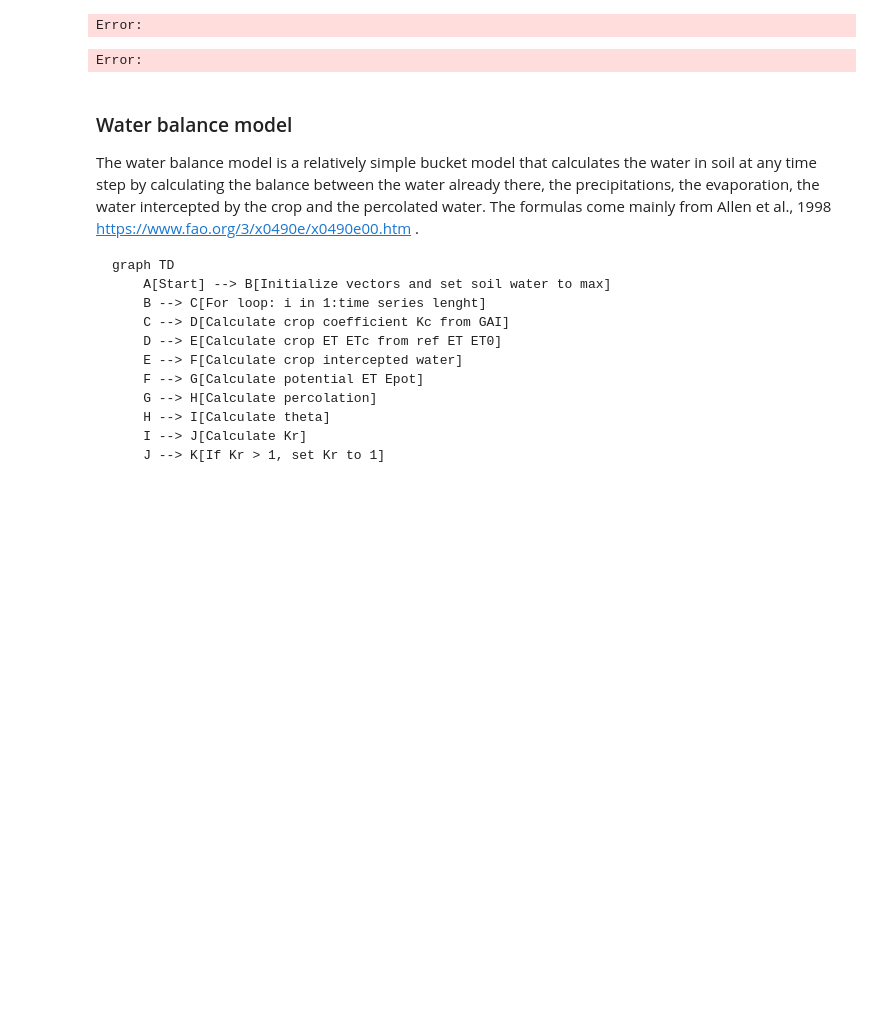
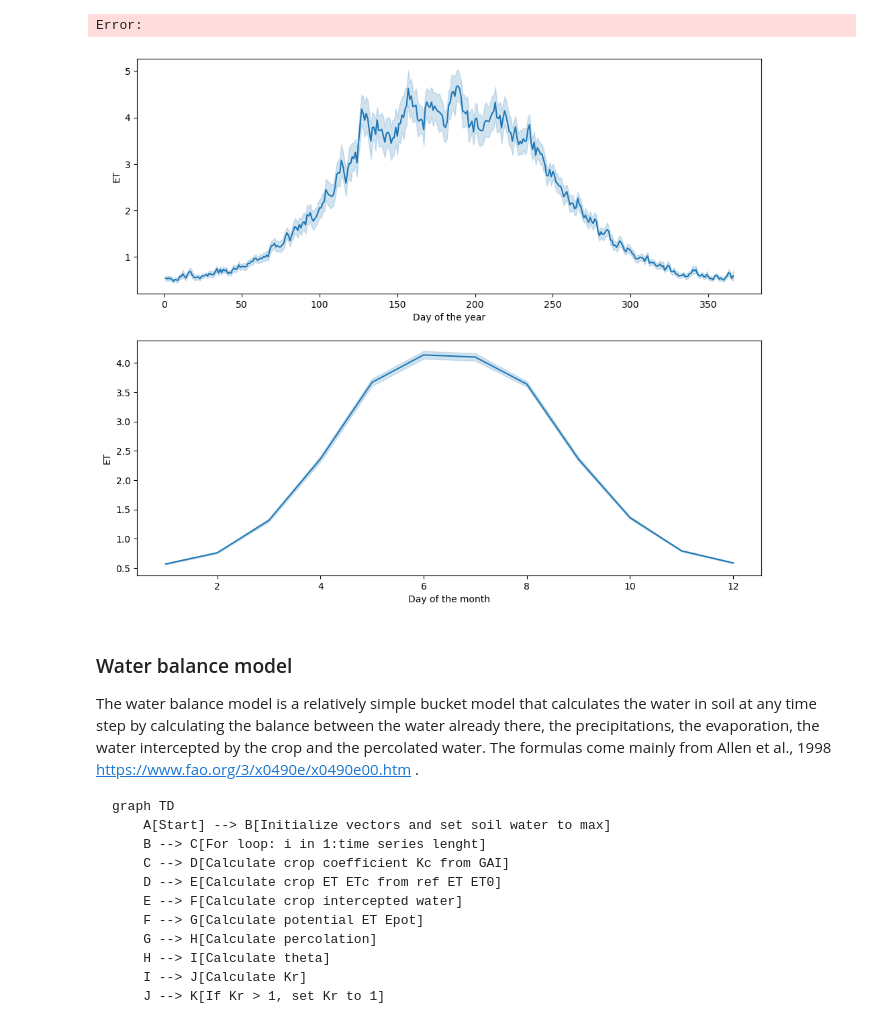
Before and after one commit to BBenyamini/SweSOC_Py, a Jupyter notebook: functional_notebook.ipynb, the cells around one changed output. Drawn from its saved outputs; the diff is of its cells as text; code cells hidden in the pictures; blank space fills up the shorter version.

```diff
--- a/functional_notebook.ipynb
+++ b/functional_notebook.ipynb
@@ -345,7 +342,7 @@ def PET(data):
     date=data.date
     day=np.array(data.date.dt.dayofyear.tolist())
 
-    #convert the date in days of the year (lubridate is needed for this step)
+    #convert the date in days of the year
     #day=pd.Period(date, freq="D")
     #to be sure humidity does not go above 100
     humidity=np.where(humidity>100, 100, humidity)
@@ -397,35 +394,35 @@ def PET(data):
     albedo=0.23
     Rns=(1-albedo)*Rs;   #eq38;
     TmeanK=273.15+temperature
     SBolz=4.903*10**(-9)
     RsRso=np.min(Rs/Rso) # chech with Lorenzo for possible correction
     Rnl=SBolz*TmeanK**4*(0.34-0.14*ea**0.5)*(1.35*RsRso-0.35); #eq39;
     Rn=Rns-Rnl
 
     delta=(4098*(0.6108*np.exp(17.27*temperature/(temperature+237.3)))/((temperature+237.3)**2));  #eq13;
 
     Etotal=0.408*delta*Rn + gamma*900/(temperature+273)*vind2m*vpd; #eq6 page 65;
     Etonam=delta+gamma*(1+0.34*vind2m); #eq6 page 65;
     Et0= Etotal/ Etonam; #eq6 page 65;
     Et0=np.where(Et0<0, 0, Et0)
     df_ET=pd.DataFrame({"date":date, "month":data.month,"day":day,"ET":Et0})
 
     return df_ET
 
 #testing the function
-test_data=pd.read_csv("Ekebo_weather2.csv")
+test_data=pd.read_csv("Ekebo_weather.csv")
 test_data["date"]=pd.to_datetime(test_data.date)
 
 ET_data=PET(test_data)
 
 fig, axs=plt.subplots(ncols=1,nrows=2, figsize=(12,10))
 sns.lineplot(data=ET_data, x="day", y="ET", ax=axs[0])
 axs[0].set_xlabel("Day of the year")
 sns.lineplot(data=ET_data, x="month", y="ET", ax=axs[1])
 axs[1].set_xlabel("Day of the month")
 plt.show();
 # %% [output]
-Error:
+[figure, added]
 # %% [markdown]
 ### Water balance model
 
```
Also changed, not shown: parts of 6 cells of this notebook, 2 other files.
